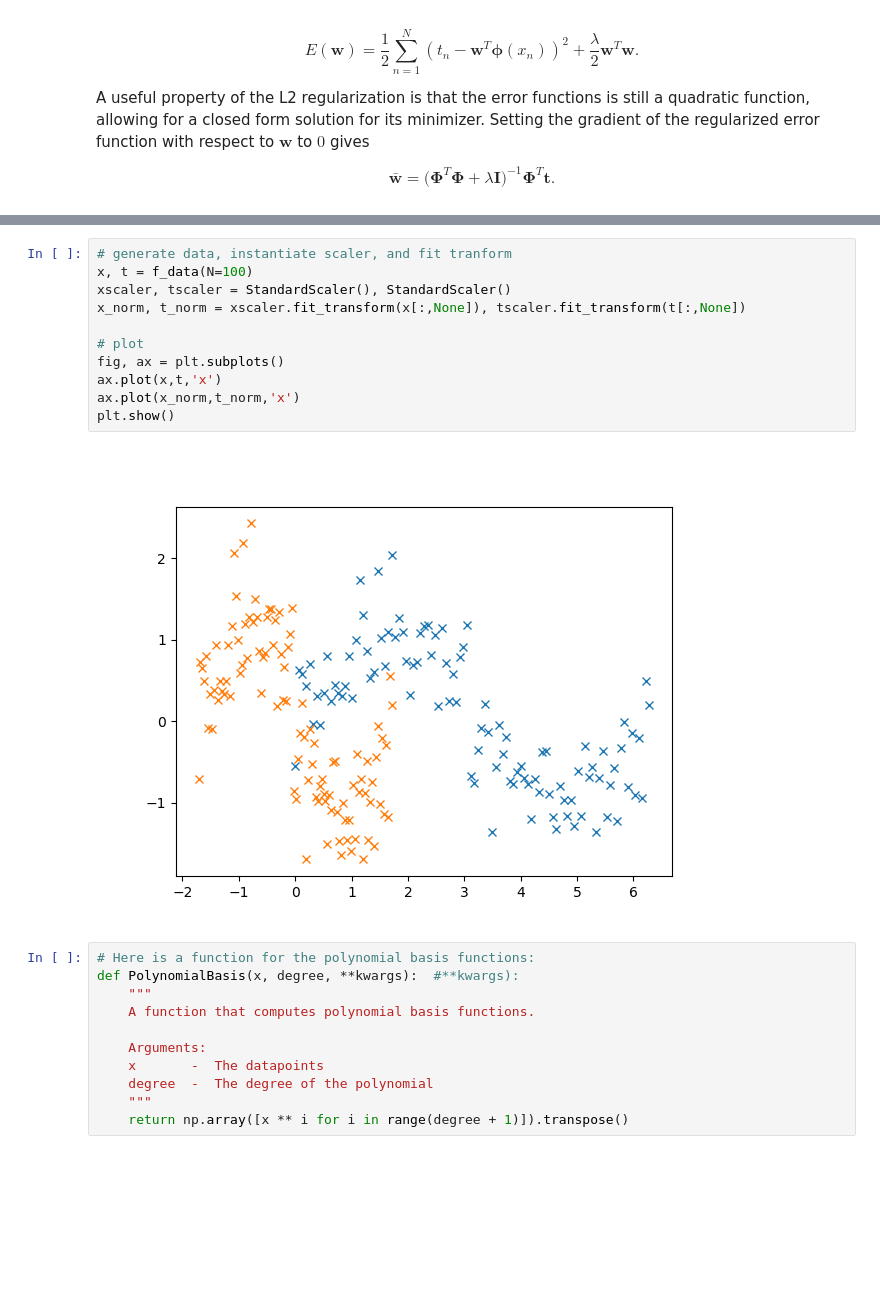
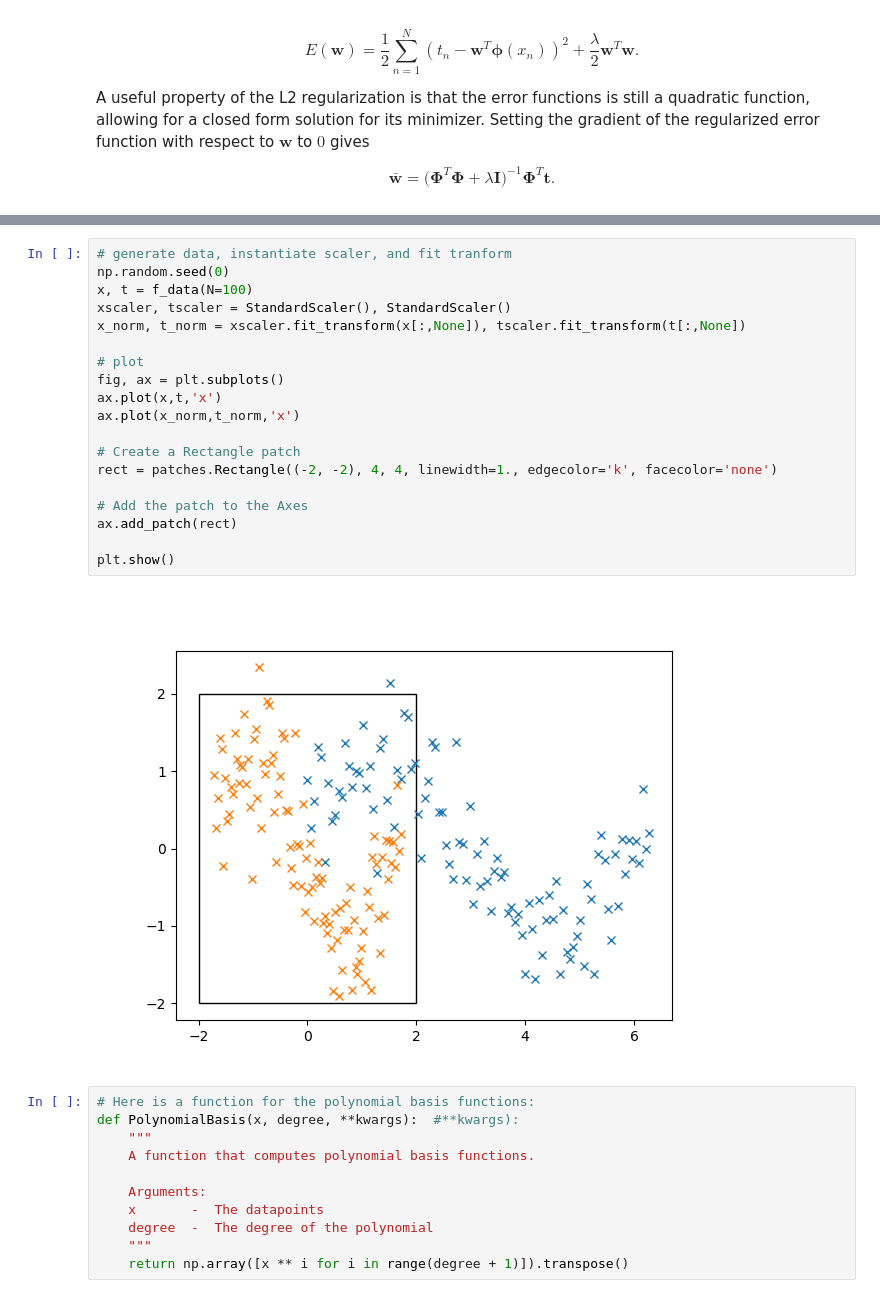
Before and after one commit to annepoot/mude, a Jupyter notebook: notebook_04_ridge-sgd.ipynb, the cells around one changed output, grey strips where cells are left out. Cells and saved outputs as stored; diff of their text form; blank space fills up the shorter version.

```diff
--- a/notebook_04_ridge-sgd.ipynb
+++ b/notebook_04_ridge-sgd.ipynb
@@ -107,16 +109,24 @@ Take a look at the unnormalized an normalized data. Note that the normalization
 # %%
 # generate data, instantiate scaler, and fit tranform
+np.random.seed(0)
 x, t = f_data(N=100)
 xscaler, tscaler = StandardScaler(), StandardScaler()
 x_norm, t_norm = xscaler.fit_transform(x[:,None]), tscaler.fit_transform(t[:,None])
 
 # plot
 fig, ax = plt.subplots()
 ax.plot(x,t,'x')
 ax.plot(x_norm,t_norm,'x')
+
+# Create a Rectangle patch
+rect = patches.Rectangle((-2, -2), 4, 4, linewidth=1., edgecolor='k', facecolor='none')
+
+# Add the patch to the Axes
+ax.add_patch(rect)
+
 plt.show()
 # %% [output]
-[figure, old version]
+[figure, new version]
 # %%
 # Here is a function for the polynomial basis functions:
 def PolynomialBasis(x, degree, **kwargs):  #**kwargs):
```
Also changed, not shown: parts of 10 cells of this notebook.
